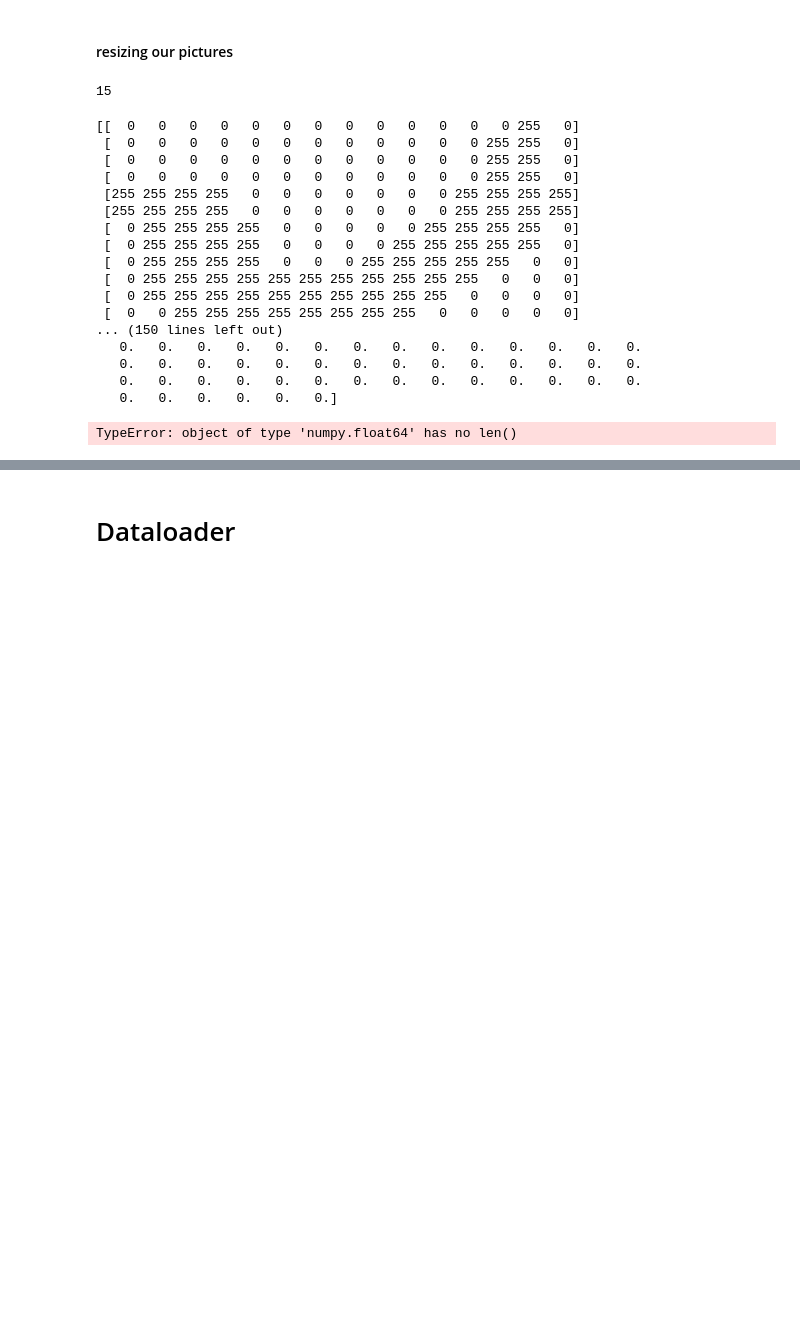
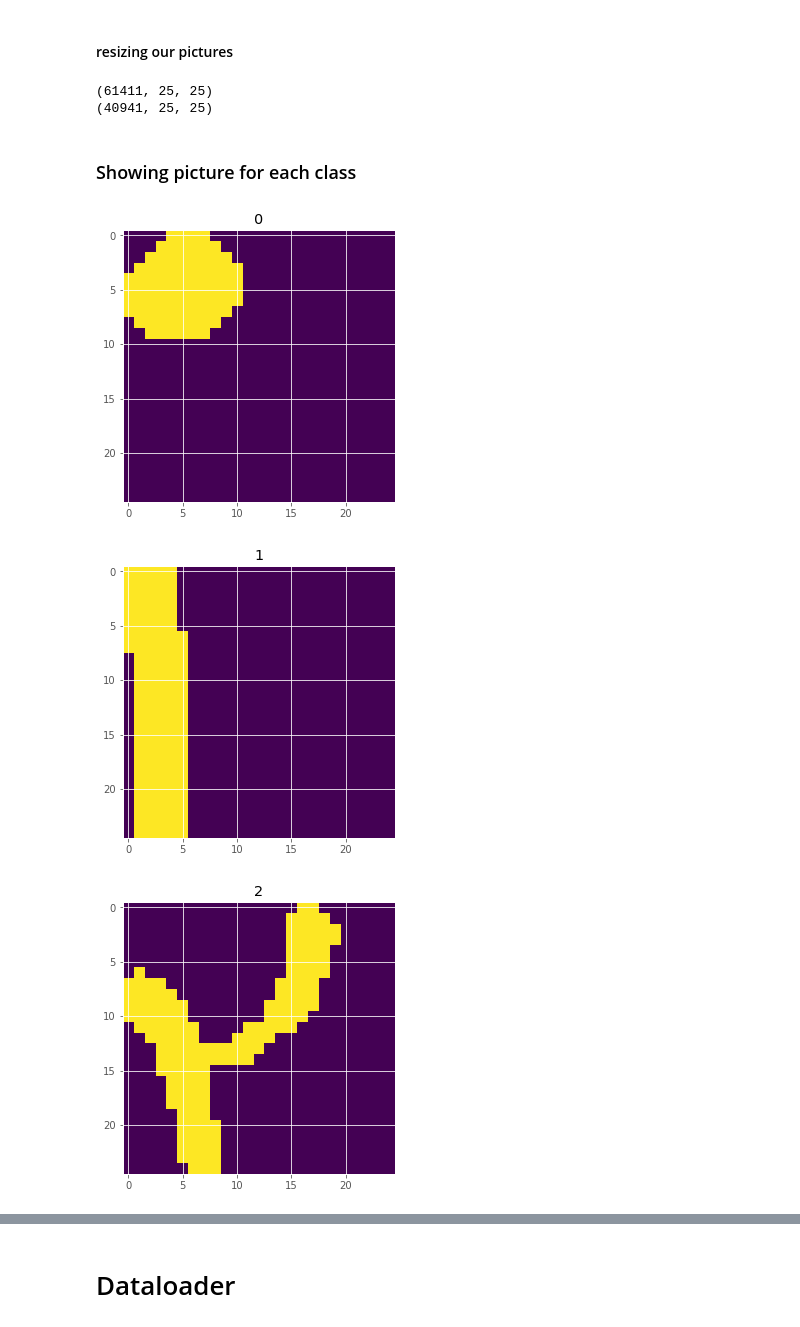
Before and after one commit to shayunak/Neural-Networks, a Jupyter notebook: AI-CA5-P1.ipynb, the cells around one changed output, grey strips where cells are left out. Drawn from its saved outputs; the diff is of its cells as text; code cells hidden in the pictures; blank space fills up the shorter version.

```diff
--- a/AI-CA5-P1.ipynb
+++ b/AI-CA5-P1.ipynb
@@ -31,6 +31,10 @@ label = pkl.load(label_pkl_file)
 We split data with the proportion of 60-40, 60% for train and 40% for test.
 # %%
 data_train, data_test, label_train, label_test = train_test_split(data, label, train_size=0.6, random_state=143)
+data_train = np.array(data_train)
+data_test = np.array(data_test)
+label_train = np.array(label_train)
+label_test = np.array(label_test)
 # %% [markdown]
 ### Phase 1: Data Preprocessing
 # %% [markdown]
@@ -46,8 +50,7 @@ pic = plt.imshow(random_picture)
 # %%
 def resize_n(data, n):
     if len(data) < n:
-        data = np.append(data, np.zeros((n - len(data), len(data[0]))))
-    print(data)
+        data = np.append(data, np.zeros((n - len(data), len(data[0]))), axis = 0)
     if len(data[0]) < n:
         data = np.append(data, np.zeros((len(data), n - len(data[0]))), axis=1)
     if len(data[0]) > n:
@@ -55,29 +58,23 @@ def resize_n(data, n):
     if len(data) > n:
         data = data[:n, :]
     return data
-# %%
-len(data_train[0][0])
-# %% [output]
-15
 # %%
 data_train_resized = np.array([resize_n(data, 25) for data in data_train])
 data_test_resized = np.array([resize_n(data, 25) for data in data_test])
+print(data_train_resized.shape)
+print(data_test_resized.shape)
 # %% [output]
-[[  0   0   0   0   0   0   0   0   0   0   0   0   0 255   0]
- [  0   0   0   0   0   0   0   0   0   0   0   0 255 255   0]
- [  0   0   0   0   0   0   0   0   0   0   0   0 255 255   0]
- [  0   0   0   0   0   0   0   0   0   0   0   0 255 255   0]
- [255 255 255 255   0   0   0   0   0   0   0 255 255 255 255]
- [255 255 255 255   0   0   0   0   0   0   0 255 255 255 255]
- [  0 255 255 255 255   0   0   0   0   0 255 255 255 255   0]
- [  0 255 255 255 255   0   0   0   0 255 255 255 255 255   0]
- [  0 255 255 255 255   0   0   0 255 255 255 255 255   0   0]
- [  0 255 255 255 255 255 255 255 255 255 255 255   0   0   0]
- [  0 255 255 255 255 255 255 255 255 255 255   0   0   0   0]
- [  0   0 255 255 255 255 255 255 255 255   0   0   0   0   0]
-... (150 lines left out)
-   0.   0.   0.   0.   0.   0.   0.   0.   0.   0.   0.   0.   0.   0.
-   0.   0.   0.   0.   0.   0.   0.   0.   0.   0.   0.   0.   0.   0.
-   0.   0.   0.   0.   0.   0.   0.   0.   0.   0.   0.   0.   0.   0.
-   0.   0.   0.   0.   0.   0.]
+(61411, 25, 25)
+(40941, 25, 25)
-TypeError: object of type 'numpy.float64' has no len()
+# %% [markdown]
+### Showing picture for each class
+# %%
+class_train_pictures = [data_train_resized[np.where(label_train == i)] for i in range(10)]
+for i in range(10):
+    plt.figure()
+    plt.title(i)
+    plt.imshow(class_train_pictures[i][np.random.choice(len(class_train_pictures[i]))])
+# %% [output]
+[figure, added]
+[figure, added]
+[figure, added]
```
Also changed, not shown: parts of 11 cells of this notebook.
